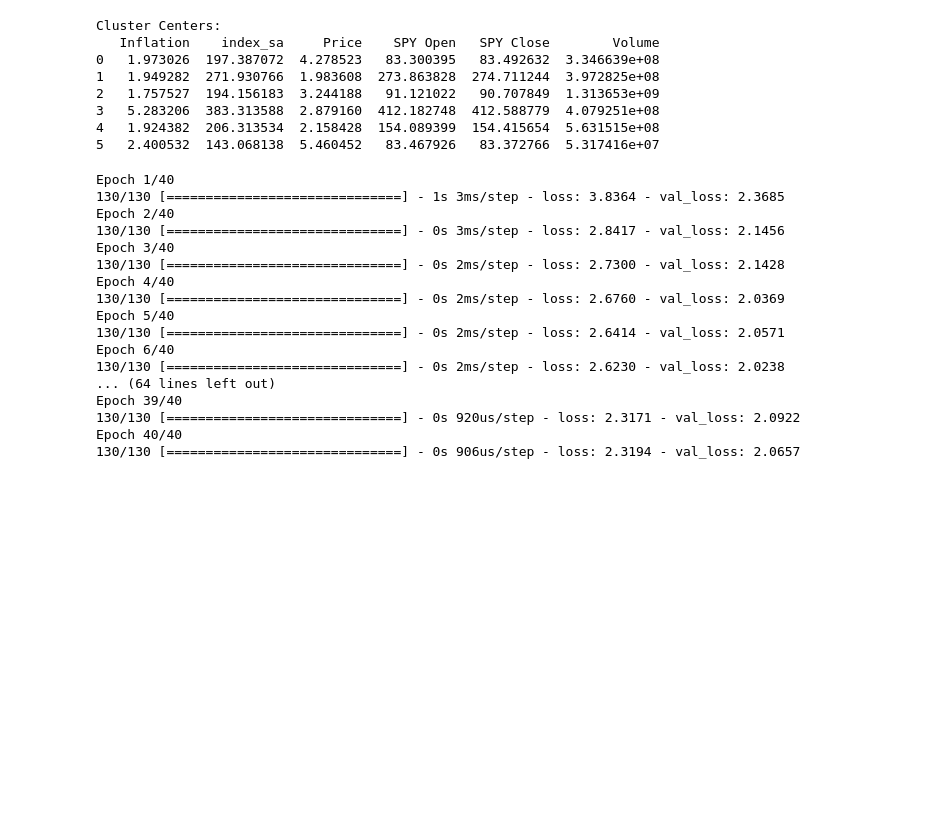
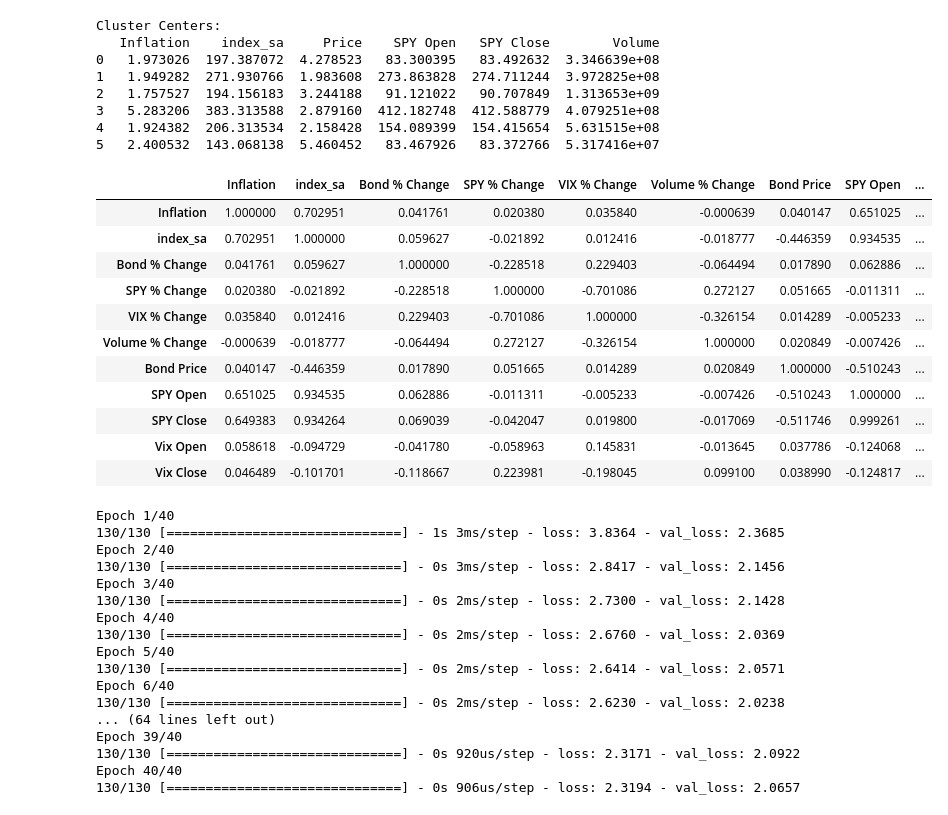
Before and after one commit to jfour1e/Housing-Price-Analysis, a Jupyter notebook: main.ipynb, the cells around one changed output. Saved outputs shown, nothing was run; the diff lists cells and outputs as text; code cells hidden in the pictures; blank space fills up the shorter version.

```diff
--- a/main.ipynb
+++ b/main.ipynb
@@ -311,6 +312,27 @@ Cluster Centers:
 3   5.283206  383.313588  2.879160  412.182748  412.588779  4.079251e+08
 4   1.924382  206.313534  2.158428  154.089399  154.415654  5.631515e+08
 5   2.400532  143.068138  5.460452   83.467926   83.372766  5.317416e+07
+# %%
+import seaborn as sns
+
+correlation_df = final_df.drop(['Date', 'Volume'], axis=1)
+correlation_df.corr()
+#sns.heatmap(correlation_df)
+
+#high correlation between
+# %% [output]
+|  | Inflation | index_sa | Bond % Change | SPY % Change | VIX % Change | Volume % Change | Bond Price | SPY Open | ... |
+| Inflation | 1.000000 | 0.702951 | 0.041761 | 0.020380 | 0.035840 | -0.000639 | 0.040147 | 0.651025 | ... |
+| index_sa | 0.702951 | 1.000000 | 0.059627 | -0.021892 | 0.012416 | -0.018777 | -0.446359 | 0.934535 | ... |
+| Bond % Change | 0.041761 | 0.059627 | 1.000000 | -0.228518 | 0.229403 | -0.064494 | 0.017890 | 0.062886 | ... |
+| SPY % Change | 0.020380 | -0.021892 | -0.228518 | 1.000000 | -0.701086 | 0.272127 | 0.051665 | -0.011311 | ... |
+| VIX % Change | 0.035840 | 0.012416 | 0.229403 | -0.701086 | 1.000000 | -0.326154 | 0.014289 | -0.005233 | ... |
+| Volume % Change | -0.000639 | -0.018777 | -0.064494 | 0.272127 | -0.326154 | 1.000000 | 0.020849 | -0.007426 | ... |
+| Bond Price | 0.040147 | -0.446359 | 0.017890 | 0.051665 | 0.014289 | 0.020849 | 1.000000 | -0.510243 | ... |
+| SPY Open | 0.651025 | 0.934535 | 0.062886 | -0.011311 | -0.005233 | -0.007426 | -0.510243 | 1.000000 | ... |
+| SPY Close | 0.649383 | 0.934264 | 0.069039 | -0.042047 | 0.019800 | -0.017069 | -0.511746 | 0.999261 | ... |
+| Vix Open | 0.058618 | -0.094729 | -0.041780 | -0.058963 | 0.145831 | -0.013645 | 0.037786 | -0.124068 | ... |
+| Vix Close | 0.046489 | -0.101701 | -0.118667 | 0.223981 | -0.198045 | 0.099100 | 0.038990 | -0.124817 | ... |
 # %%
 import tensorflow as tf
 from sklearn.model_selection import train_test_split
```
Also changed, not shown: parts of 1 cell of this notebook, 1 other file.
